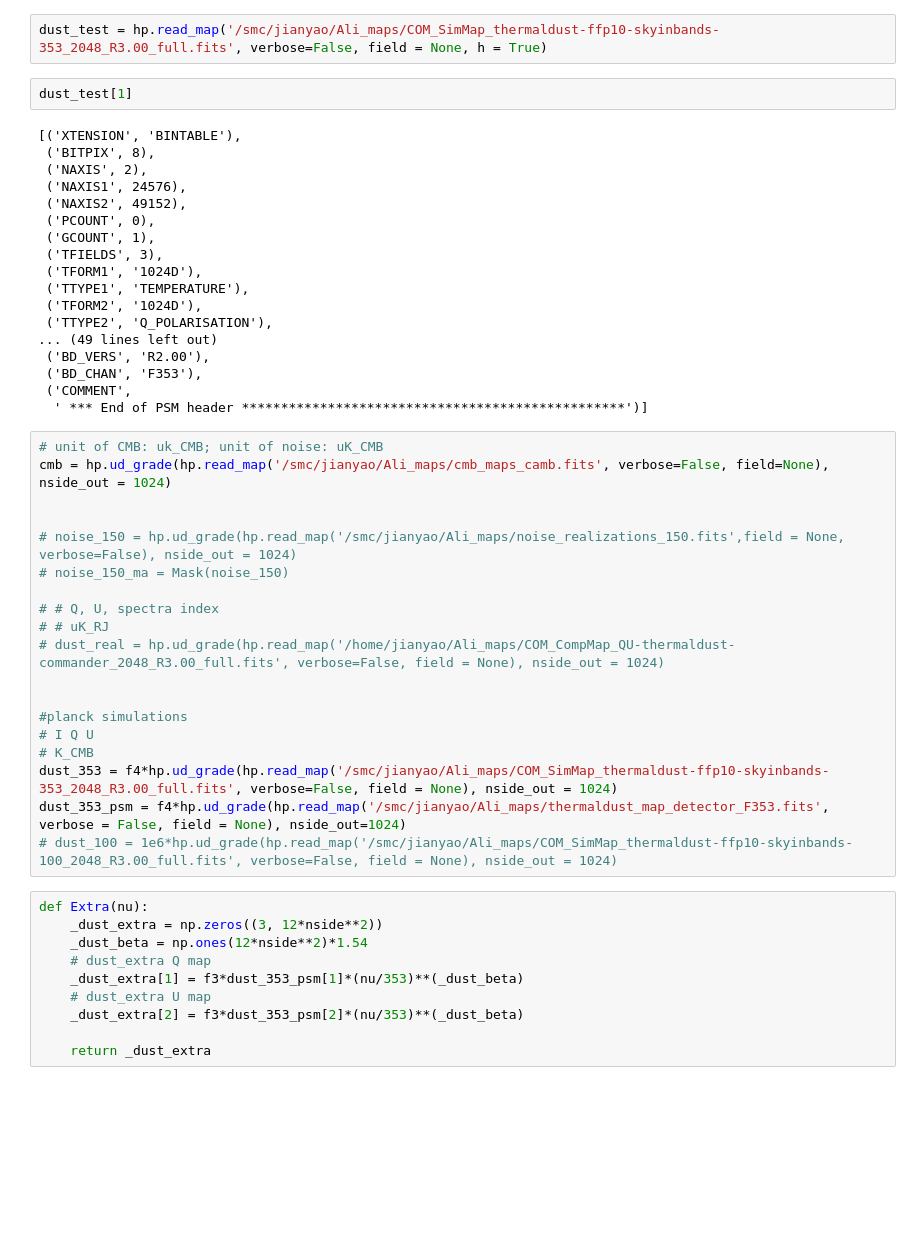
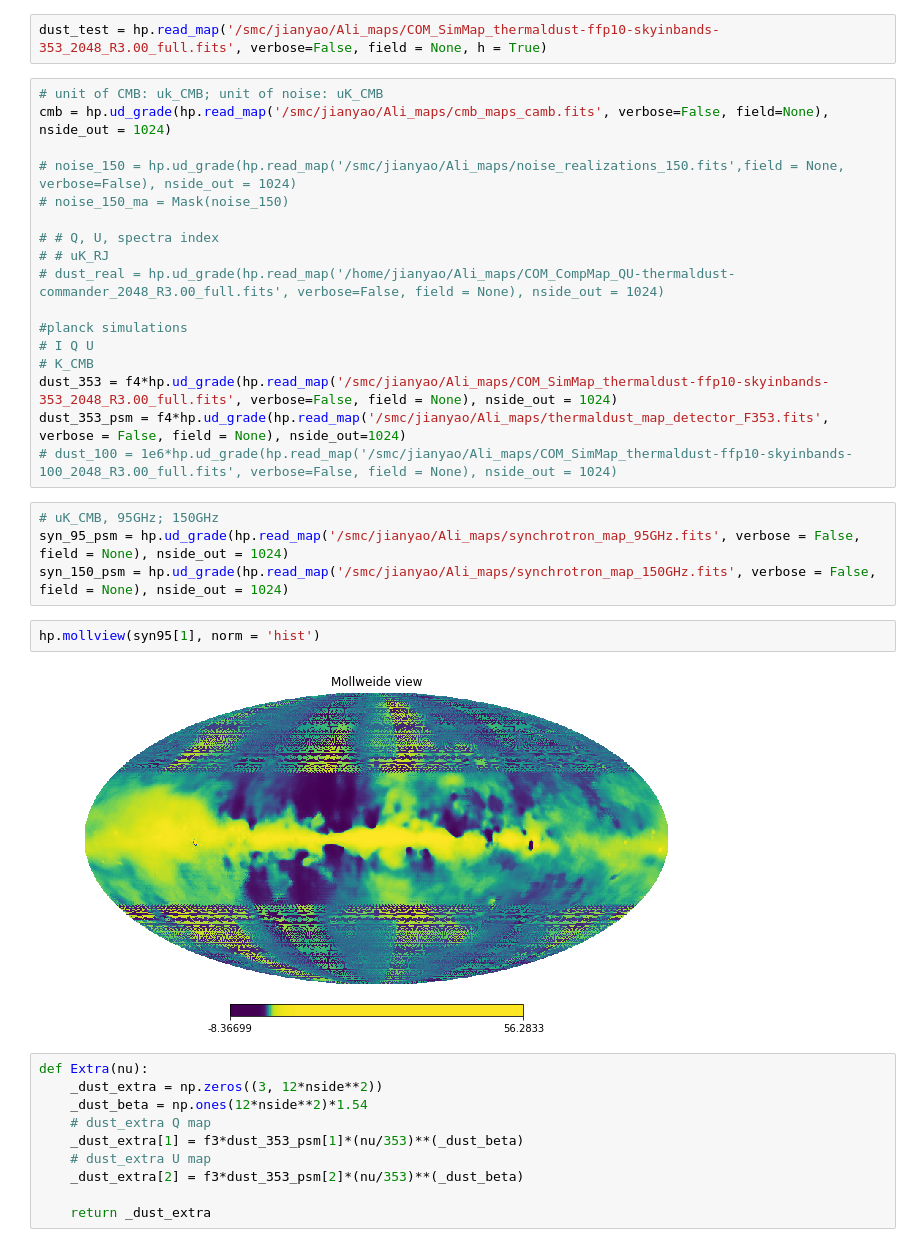
Before and after one commit to yaojian95/Ali_foreground, a Jupyter notebook: codes/Foregrounds.ipynb, the cells around one changed output. Cells and saved outputs as stored; diff of their text form; blank space fills up the shorter version.

```diff
--- a/codes/Foregrounds.ipynb
+++ b/codes/Foregrounds.ipynb
@@ -37,30 +37,9 @@ ORDERING = RING in fits file
 INDXSCHM = IMPLICIT
 # %%
 dust_test = hp.read_map('/smc/jianyao/Ali_maps/COM_SimMap_thermaldust-ffp10-skyinbands-353_2048_R3.00_full.fits', verbose=False, field = None, h = True)
-# %%
-dust_test[1]
-# %% [output]
-[('XTENSION', 'BINTABLE'),
- ('BITPIX', 8),
- ('NAXIS', 2),
- ('NAXIS1', 24576),
- ('NAXIS2', 49152),
- ('PCOUNT', 0),
- ('GCOUNT', 1),
- ('TFIELDS', 3),
- ('TFORM1', '1024D'),
- ('TTYPE1', 'TEMPERATURE'),
- ('TFORM2', '1024D'),
- ('TTYPE2', 'Q_POLARISATION'),
-... (49 lines left out)
- ('BD_VERS', 'R2.00'),
- ('BD_CHAN', 'F353'),
- ('COMMENT',
-  ' *** End of PSM header *************************************************')]
 # %%
 # unit of CMB: uk_CMB; unit of noise: uK_CMB
 cmb = hp.ud_grade(hp.read_map('/smc/jianyao/Ali_maps/cmb_maps_camb.fits', verbose=False, field=None), nside_out = 1024)
-
 
 # noise_150 = hp.ud_grade(hp.read_map('/smc/jianyao/Ali_maps/noise_realizations_150.fits',field = None, verbose=False), nside_out = 1024)
 # noise_150_ma = Mask(noise_150)
@@ -69,13 +48,20 @@ cmb = hp.ud_grade(hp.read_map('/smc/jianyao/Ali_maps/cmb_maps_camb.fits', verbos
 # # uK_RJ
 # dust_real = hp.ud_grade(hp.read_map('/home/jianyao/Ali_maps/COM_CompMap_QU-thermaldust-commander_2048_R3.00_full.fits', verbose=False, field = None), nside_out = 1024)
 
-
 #planck simulations
 # I Q U
 # K_CMB
 dust_353 = f4*hp.ud_grade(hp.read_map('/smc/jianyao/Ali_maps/COM_SimMap_thermaldust-ffp10-skyinbands-353_2048_R3.00_full.fits', verbose=False, field = None), nside_out = 1024)
 dust_353_psm = f4*hp.ud_grade(hp.read_map('/smc/jianyao/Ali_maps/thermaldust_map_detector_F353.fits', verbose = False, field = None), nside_out=1024)
 # dust_100 = 1e6*hp.ud_grade(hp.read_map('/smc/jianyao/Ali_maps/COM_SimMap_thermaldust-ffp10-skyinbands-100_2048_R3.00_full.fits', verbose=False, field = None), nside_out = 1024)
+# %%
+# uK_CMB, 95GHz; 150GHz
+syn_95_psm = hp.ud_grade(hp.read_map('/smc/jianyao/Ali_maps/synchrotron_map_95GHz.fits', verbose = False, field = None), nside_out = 1024)
+syn_150_psm = hp.ud_grade(hp.read_map('/smc/jianyao/Ali_maps/synchrotron_map_150GHz.fits', verbose = False, field = None), nside_out = 1024)
+# %%
+hp.mollview(syn95[1], norm = 'hist')
+# %% [output]
+[figure, added]
 # %%
 def Extra(nu):
     _dust_extra = np.zeros((3, 12*nside**2))
```
Also changed, not shown: parts of 41 cells of this notebook.
